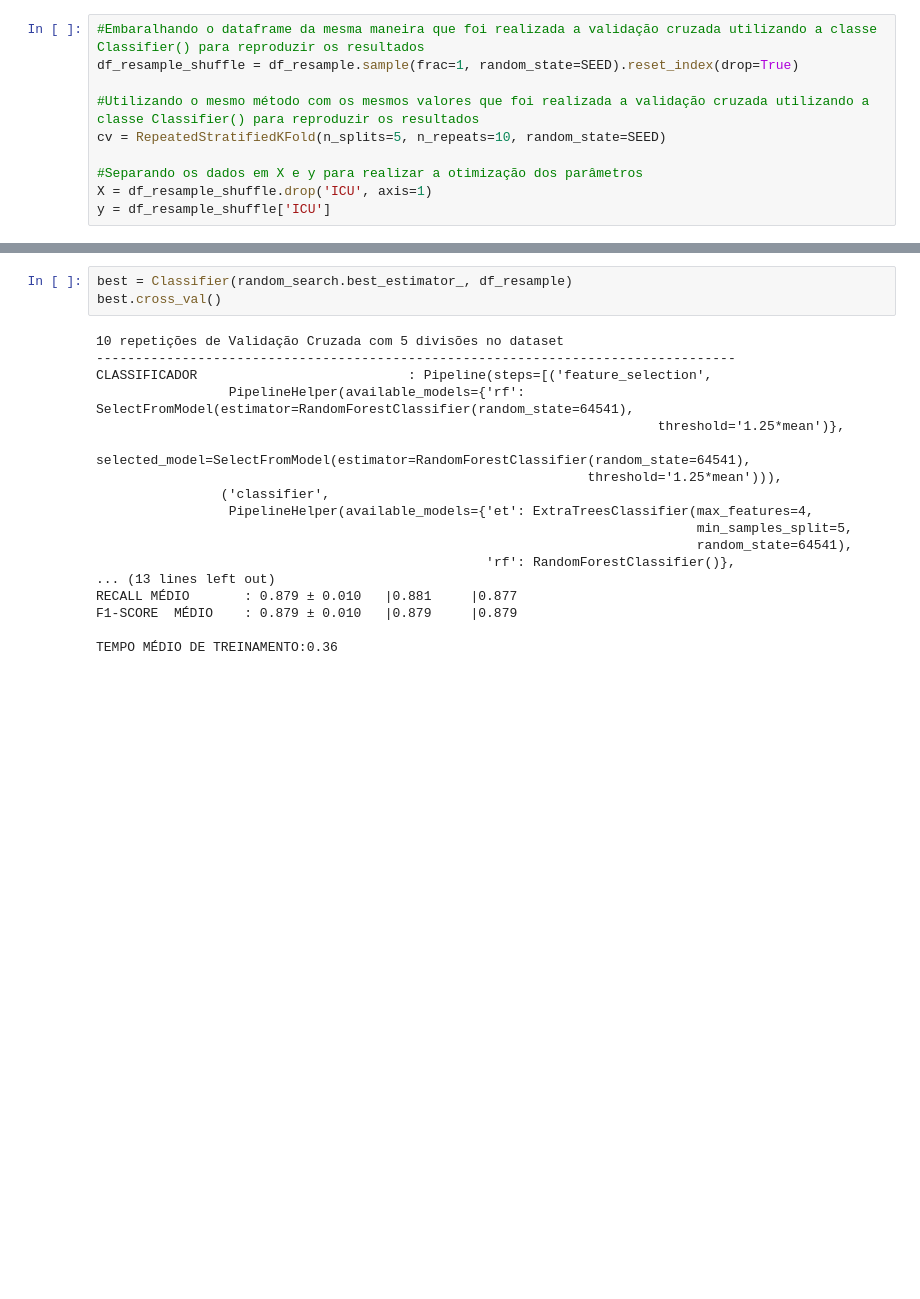
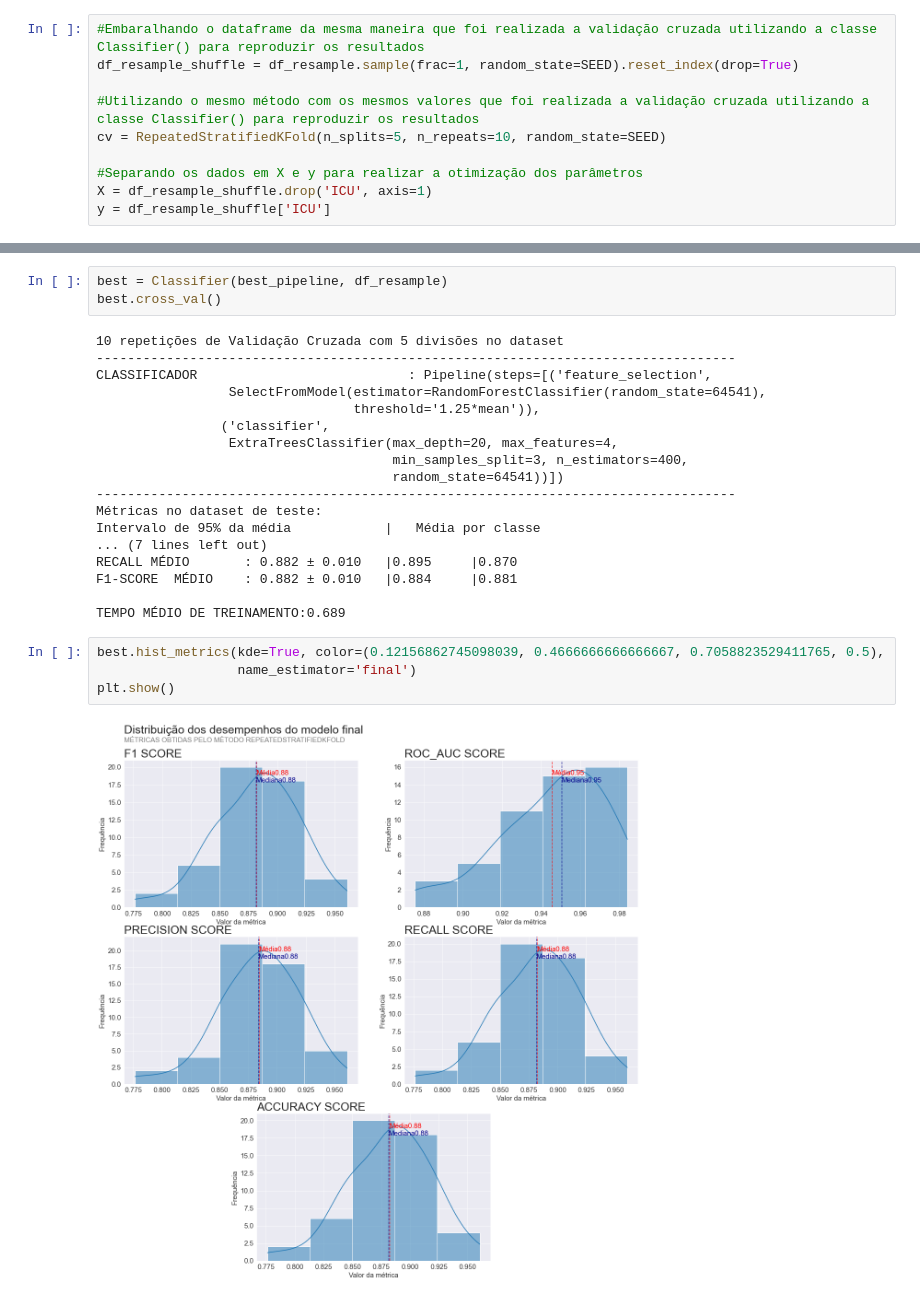
Before and after one commit to PedroHCAlmeida/Projeto_final_bootcamp, a Jupyter notebook: notebooks/Previsoes.ipynb, the cells around one changed output, grey strips where cells are left out. Cells and saved outputs as stored; diff of their text form; blank space fills up the shorter version.

```diff
--- a/notebooks/Previsoes.ipynb
+++ b/notebooks/Previsoes.ipynb
@@ -678,22 +651,28 @@ TEMPO MÉDIO DE TREINAMENTO:0.309
 # %%
-best = Classifier(random_search.best_estimator_, df_resample)
+best = Classifier(best_pipeline, df_resample)
 best.cross_val()
 # %% [output]
 10 repetições de Validação Cruzada com 5 divisões no dataset
 ----------------------------------------------------------------------------------
 CLASSIFICADOR                           : Pipeline(steps=[('feature_selection',
-                 PipelineHelper(available_models={'rf': SelectFromModel(estimator=RandomForestClassifier(random_state=64541),
-                                                                        threshold='1.25*mean')},
-                                selected_model=SelectFromModel(estimator=RandomForestClassifier(random_state=64541),
-                                                               threshold='1.25*mean'))),
+                 SelectFromModel(estimator=RandomForestClassifier(random_state=64541),
+                                 threshold='1.25*mean')),
                 ('classifier',
-                 PipelineHelper(available_models={'et': ExtraTreesClassifier(max_features=4,
-                                                                             min_samples_split=5,
-                                                                             random_state=64541),
-                                                  'rf': RandomForestClassifier()},
-... (13 lines left out)
-RECALL MÉDIO       : 0.879 ± 0.010   |0.881     |0.877
-F1-SCORE  MÉDIO    : 0.879 ± 0.010   |0.879     |0.879
+                 ExtraTreesClassifier(max_depth=20, max_features=4,
+                                      min_samples_split=3, n_estimators=400,
+                                      random_state=64541))])
+----------------------------------------------------------------------------------
+Métricas no dataset de teste:
+Intervalo de 95% da média            |   Média por classe
+... (7 lines left out)
+RECALL MÉDIO       : 0.882 ± 0.010   |0.895     |0.870
+F1-SCORE  MÉDIO    : 0.882 ± 0.010   |0.884     |0.881
 
-TEMPO MÉDIO DE TREINAMENTO:0.36
+TEMPO MÉDIO DE TREINAMENTO:0.689
+# %%
+best.hist_metrics(kde=True, color=(0.12156862745098039, 0.4666666666666667, 0.7058823529411765, 0.5),
+                  name_estimator='final')
+plt.show()
+# %% [output]
+[figure, added]
 # %%
```
Also changed, not shown: parts of 35 cells of this notebook, 4 other files.
